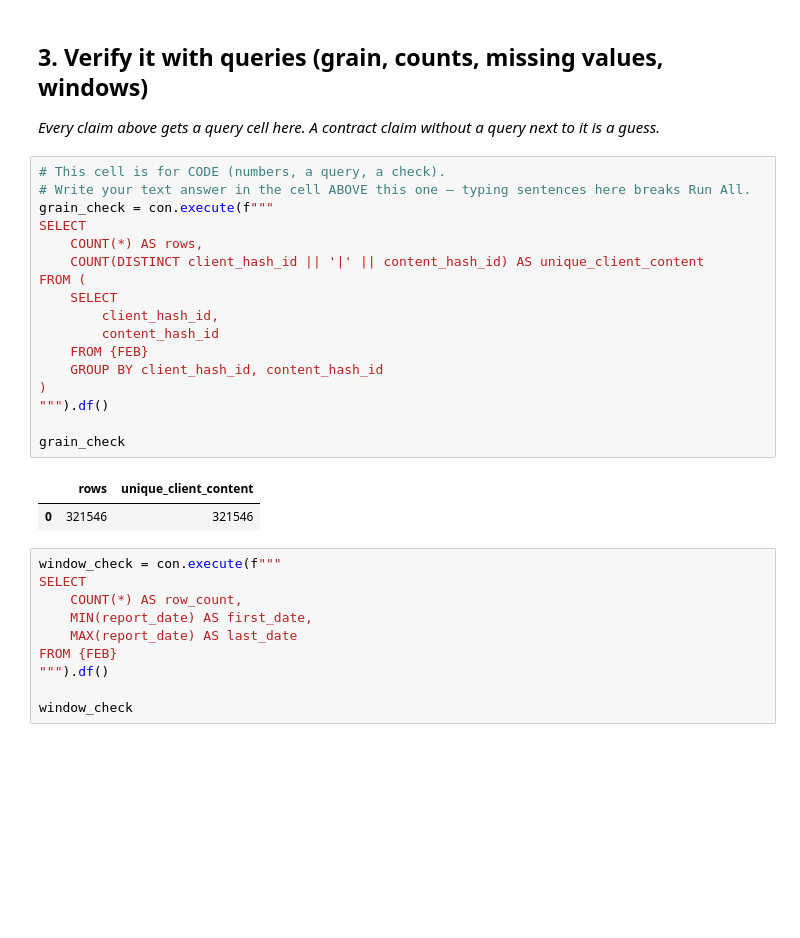
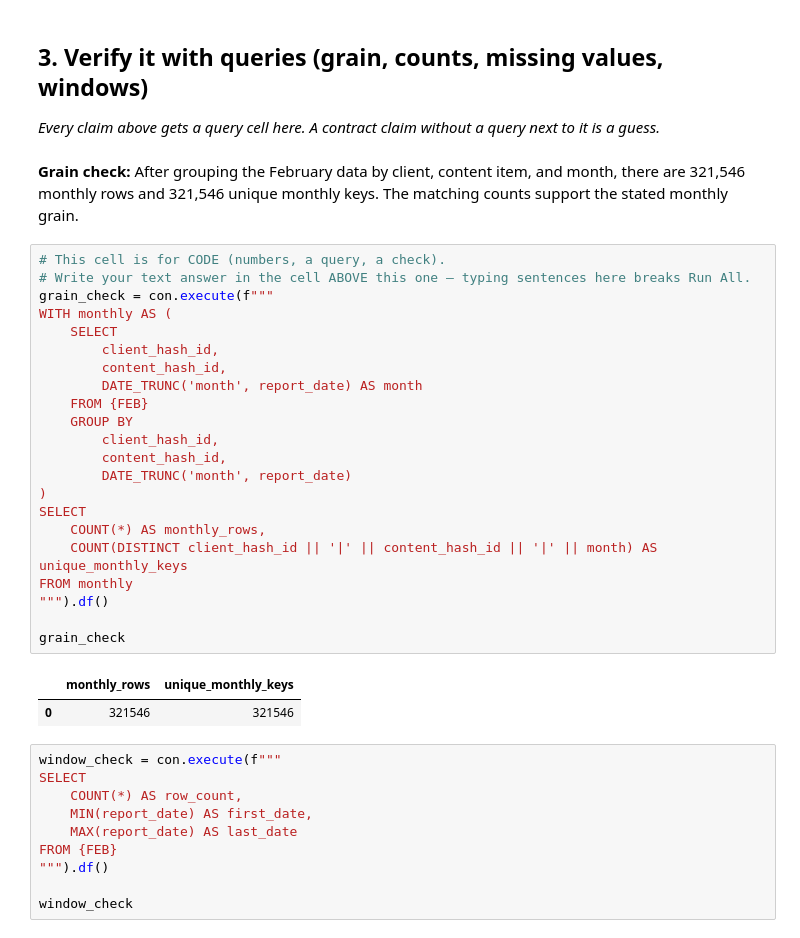
Before and after one commit to Ramy99999999/Flyrank-machine-learning-internship, a Jupyter notebook: work/notebooks/w03_data_contract.ipynb, the cells around one changed output. Drawn from its saved outputs; the diff is of its cells as text; blank space fills up the shorter version.

```diff
--- a/work/notebooks/w03_data_contract.ipynb
+++ b/work/notebooks/w03_data_contract.ipynb
@@ -85,25 +120,32 @@ con.execute(f"""
 ## 3. Verify it with queries (grain, counts, missing values, windows)
 
 *Every claim above gets a query cell here. A contract claim without a query next to it is a guess.*
+# %% [markdown]
+**Grain check:** After grouping the February data by client, content item, and month, there are 321,546 monthly rows and 321,546 unique monthly keys. The matching counts support the stated monthly grain.
 # %%
 # This cell is for CODE (numbers, a query, a check).
 # Write your text answer in the cell ABOVE this one — typing sentences here breaks Run All.
 grain_check = con.execute(f"""
-SELECT
-    COUNT(*) AS rows,
-    COUNT(DISTINCT client_hash_id || '|' || content_hash_id) AS unique_client_content
-FROM (
+WITH monthly AS (
     SELECT
         client_hash_id,
-        content_hash_id
+        content_hash_id,
+        DATE_TRUNC('month', report_date) AS month
     FROM {FEB}
-    GROUP BY client_hash_id, content_hash_id
+    GROUP BY
+        client_hash_id,
+        content_hash_id,
+        DATE_TRUNC('month', report_date)
 )
+SELECT
+    COUNT(*) AS monthly_rows,
+    COUNT(DISTINCT client_hash_id || '|' || content_hash_id || '|' || month) AS unique_monthly_keys
+FROM monthly
 """).df()
 
 grain_check
 # %% [output]
-|  | rows | unique_client_content |
+|  | monthly_rows | unique_monthly_keys |
 | 0 | 321546 | 321546 |
 # %%
 window_check = con.execute(f"""
```
Also changed, not shown: parts of 12 cells of this notebook.
